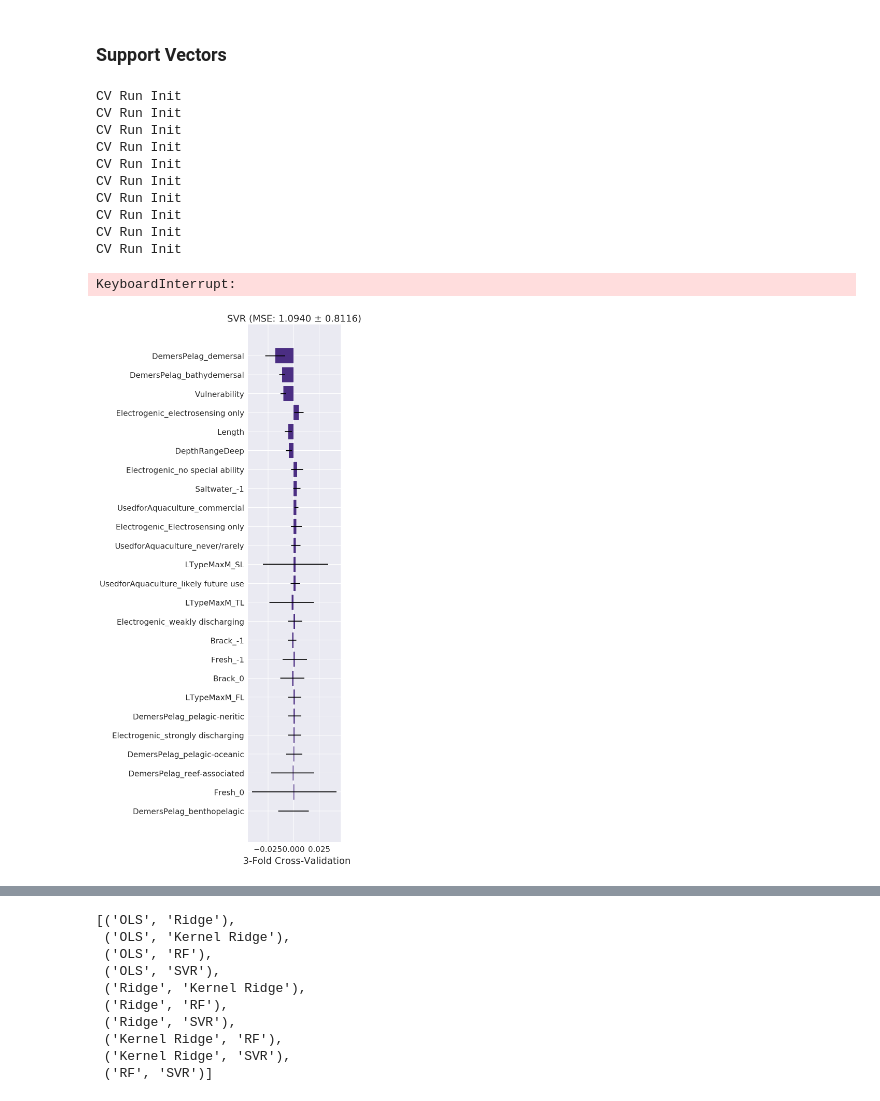
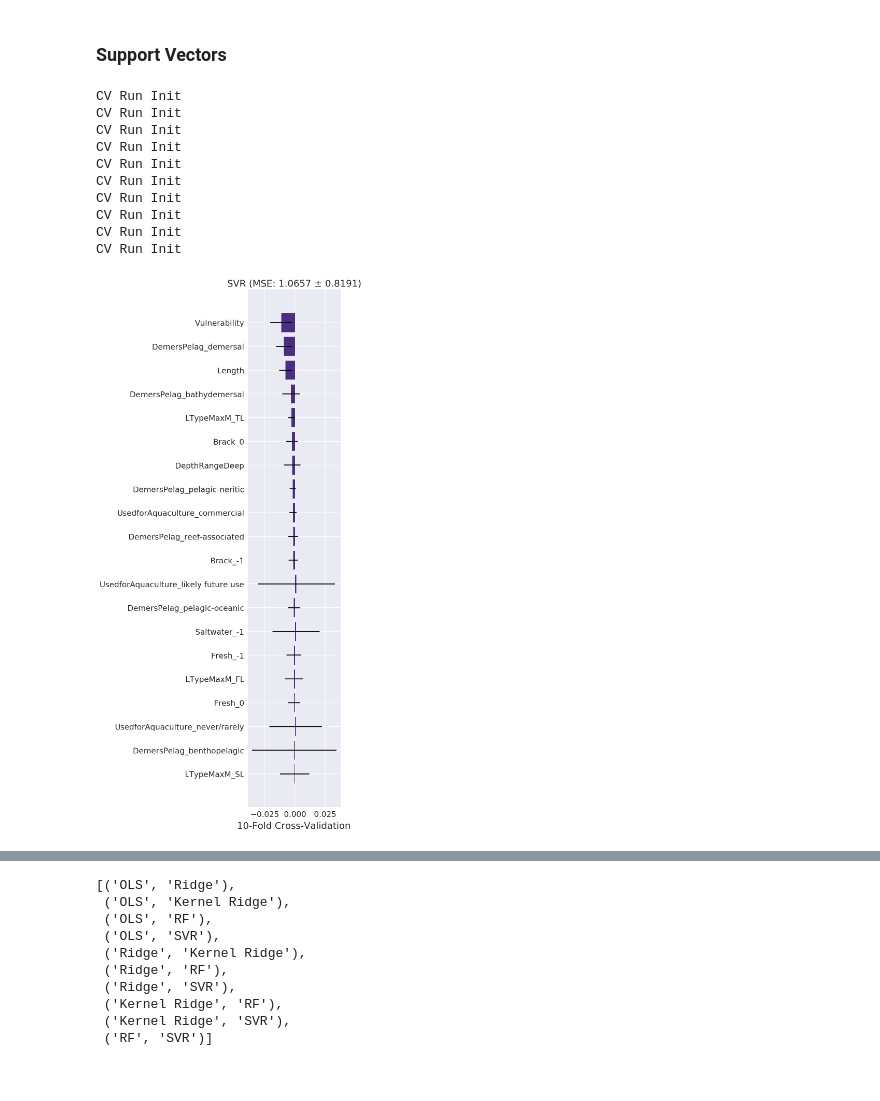
Before and after one commit to HuckleyLab/cc_traits, a Jupyter notebook: code/Feature Importance Analysis.ipynb, the cells around one changed output, grey strips where cells are left out. Saved outputs shown, nothing was run; the diff lists cells and outputs as text; code cells hidden in the pictures.

Commit message:
updated notebook with feature drops

```diff
--- a/code/Feature Importance Analysis.ipynb
+++ b/code/Feature Importance Analysis.ipynb
@@ -49,6 +52,7 @@ For this exploration we have trait data for several large taxonomic groups of or
 ### Define Each Dataset
 # %%
 plantsData = {
+    'name' : "Alpine Plants",
     'file' : "../data/angert_etal_2011/plants5.csv",
 
     'responseVar'   : "migration_m",
@@ -67,7 +71,17 @@ plantsData = {
                             "BreedSysCode"]
 }
 
+plantsData_extendedDrop = deepcopy(plantsData)
+plantsData_extendedDrop['name'] = "Alpine Plants-extendeddrop"
+plantsData_extendedDrop.get('drop_features').extend(["Bio1_mean_nosyn",
+                                                 "Bio1_std_nosyn",
+                                                 "Bio1_var_nosyn",
+                                                 "Bio1_mean_inclsyn",
+                                                 "Bio1_std_inclsyn",
+                                                 "Bio1_var_inclsyn"])
+
 mammalData = {
+    'name' : "Mammals",
     'file' : "../data/angert_etal_2011/mammals01.csv",
 
     'responseVar'   : "High_change",
@@ -85,7 +99,18 @@ mammalData = {
                               "Food"]
 }
 
+mammalData_extendedDrop = deepcopy(mammalData)
+mammalData_extendedDrop['name'] = "Mammals-extendeddrop"
+mammalData_extendedDrop.get("drop_features").extend(["Bio1_mean",
+                                                     "Daily01_0",
+                                                     "Daily01_1",
+                                                     "Annual01_0",
+                                                     "Annual01_1",
+                                                     "Food01_0",
+                                                     "Food01_1"])
+
 triennialMarineData = {
+    'name' : "Triennial Marine",
     'file' : "../data/marine/west-coast-triennial _species_generaltraits.csv",
     'responseVar' : "Latitudinal Difference",
 
@@ -103,5 +128,14 @@ triennialMarineData = {
     ]
 }
 
+triennialMarineData_extendedDrop = deepcopy(triennialMarineData)
+triennialMarineData_extendedDrop['name'] = "triennialMarineData-extendeddrop"
+triennialMarineData_extendedDrop.get("drop_features").extend(["Electrogenic_Electrosensing only",
+                                                              "Electrogenic_electrosensing only",
+                                                              "Electrogenic_no special ability",
+                                                              "Electrogenic_strongly discharging",
+                                                              "Electrogenic_weakly discharging"])
+
+all_mses = {}
 rankings = []
 MSEs = []
@@ -108,8 +164,9 @@ MSEs = []
 # %% [markdown]
 ### Select, Load, and Normalize Dataset
 # %%
-dataset = triennialMarineData
-dsname = basename(dataset['file'])
+dataset = triennialMarineData_extendedDrop
+dsname = dataset['name'].replace(" ", "-")
+
 dropNA  = 0
 
 td = TraitData.TraitData(dataset['file'],
@@ -123,7 +180,7 @@ td.X = np.array(td.X)
 td.Y = np.array(td.Y)
 
 print(td.X.shape)
-print(td.feature_names)
+print("\n".join(td.feature_names))
 # %% [output]
 76
 |  | DepthRangeDeep | Vulnerability | Length | UsedforAquaculture_commercial | UsedforAquaculture_likely future use | ... |
@@ -332,22 +403,21 @@ CV Run Init
 CV Run Init
 CV Run Init
 CV Run Init
-KeyboardInterrupt:
 # %%
 mean_error = np.mean(svr_mses)
 std_error = np.std(svr_mses)
 mean_coefs = np.mean(svr_coefs, axis=0)
 std_coefs = np.std(svr_coefs, axis=0)
 
 
 
 MSEs.append(("SVR", svr_mses))
 plot_importance(mean_coefs,
-                td.feature_names, "SVR (MSE: %1.4f ± %1.4f)" % (mean_error, std_error), ft="3-Fold Cross-Validation",
+                td.feature_names, "SVR (MSE: %1.4f ± %1.4f)" % (mean_error, std_error), ft="10-Fold Cross-Validation",
                 std=std_coefs, save="{}_svr-ranks.png".format(dsname))
 rankings.append(['SVR'] + list(compute_ranks(mean_coefs)))
 # %% [output]
-[figure, old version]
+[figure, new version]
 # %%
 results = pd.DataFrame(rankings, columns=["Method"] + td.feature_names).set_index("Method").T
 results['mean'] = results.mean(axis=1)
```
Also changed, not shown: parts of 18 cells of this notebook.
